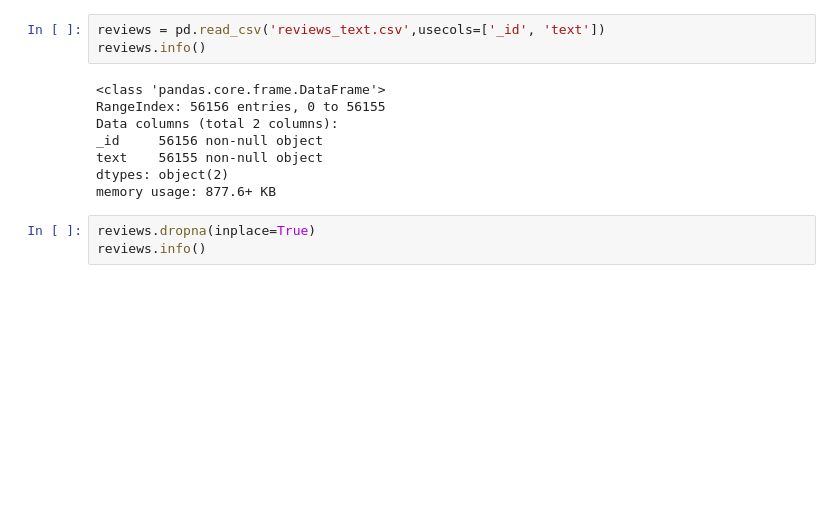
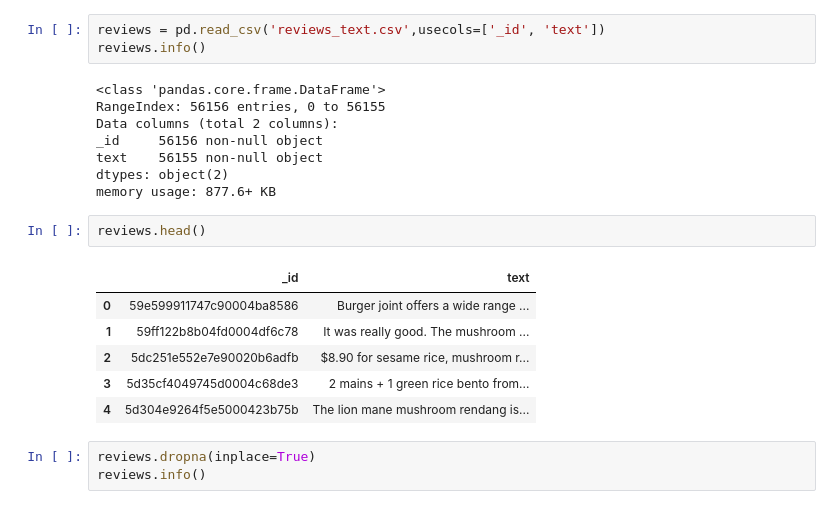
Before and after one commit to ravi-gopalan/DAND_Data_Wrangling, a Jupyter notebook: custom_entity_processing.ipynb, the cells around one changed output. Drawn from its saved outputs; the diff is of its cells as text; blank space fills up the shorter version.

```diff
--- a/custom_entity_processing.ipynb
+++ b/custom_entity_processing.ipynb
@@ -260,6 +243,15 @@ _id     56156 non-null object
 text    56155 non-null object
 dtypes: object(2)
 memory usage: 877.6+ KB
+# %%
+reviews.head()
+# %% [output]
+|  | _id | text |
+| 0 | 59e599911747c90004ba8586 | Burger joint offers a wide range ... |
+| 1 | 59ff122b8b04fd0004df6c78 | It was really good. The mushroom ... |
+| 2 | 5dc251e552e7e90020b6adfb | $8.90 for sesame rice, mushroom r... |
+| 3 | 5d35cf4049745d0004c68de3 | 2 mains + 1 green rice bento from... |
+| 4 | 5d304e9264f5e5000423b75b | The lion mane mushroom rendang is... |
 # %%
 reviews.dropna(inplace=True)
 reviews.info()
```
Also changed, not shown: parts of 11 cells of this notebook.
